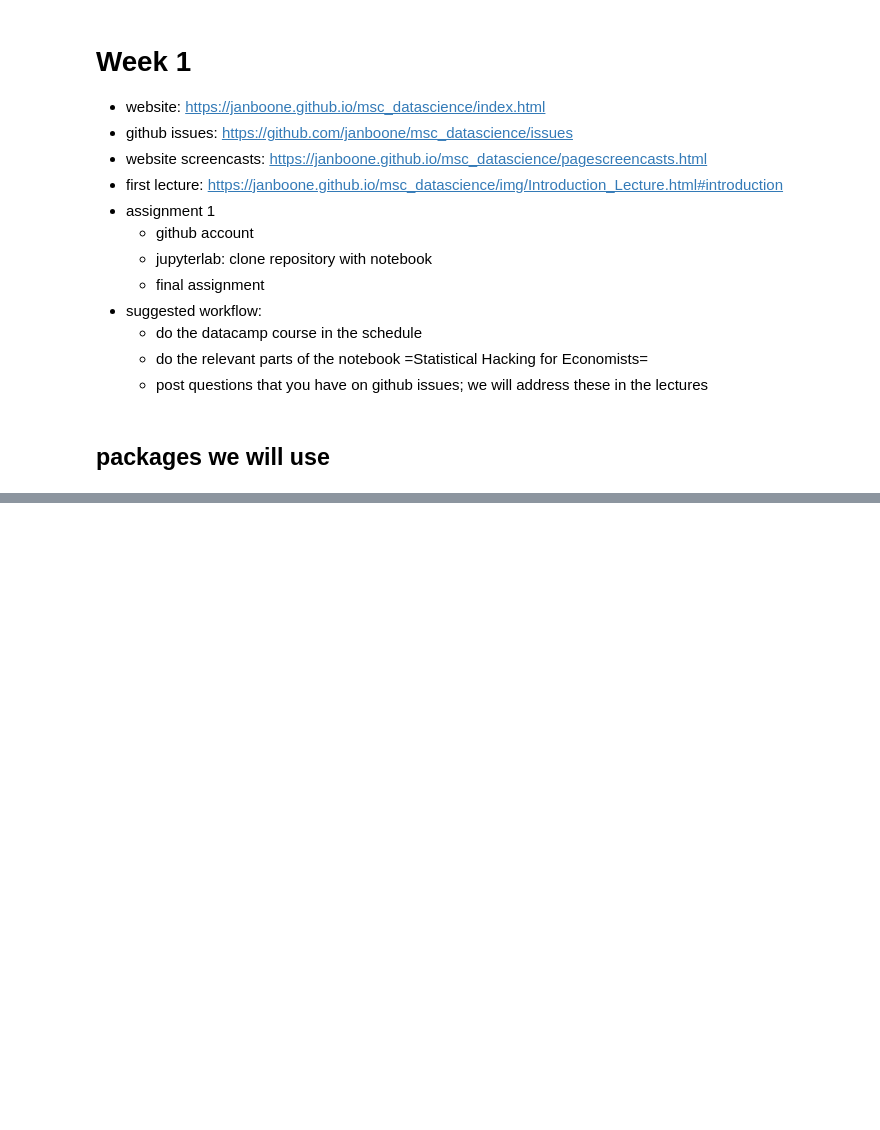
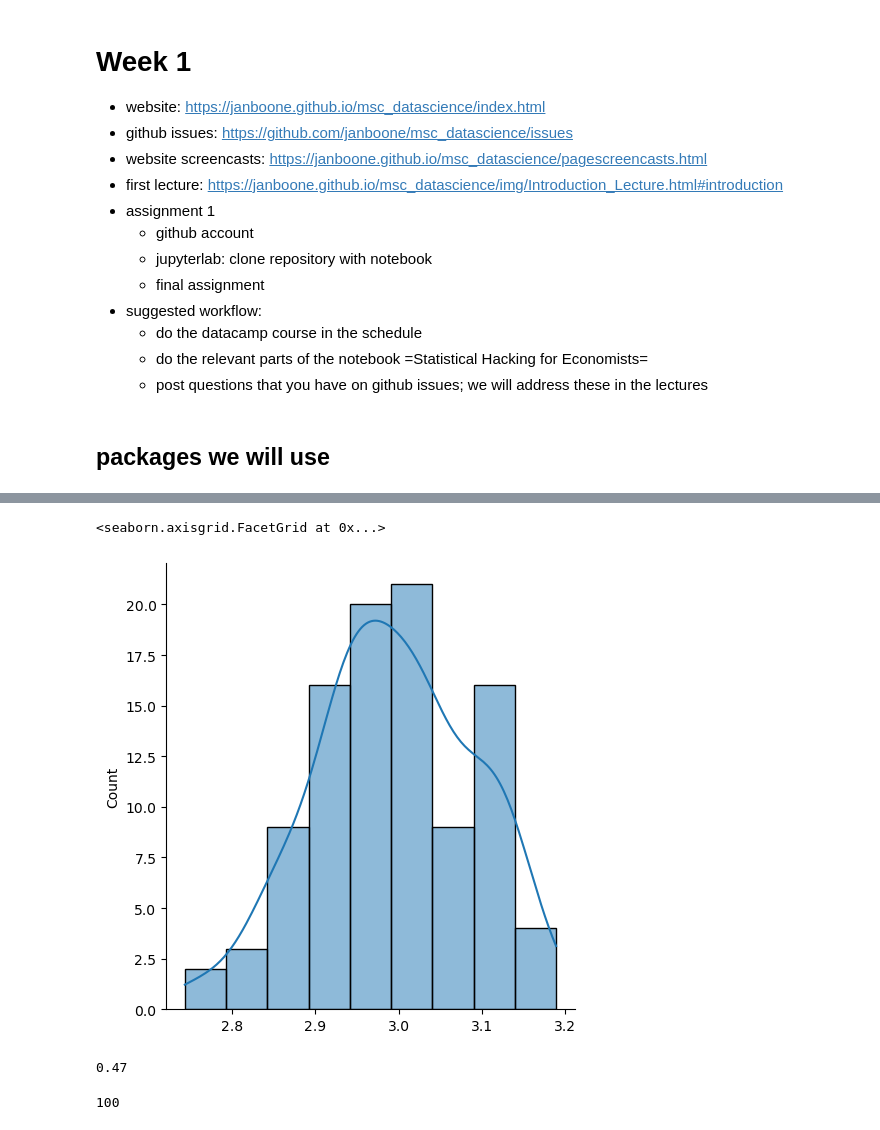
Before and after one commit to cejkiebo/msc_datascience, a Jupyter notebook: Week1.ipynb, the cells around one changed output, grey strips where cells are left out. Saved outputs shown, nothing was run; the diff lists cells and outputs as text; code cells hidden in the pictures; blank space fills up the shorter version.

```diff
--- a/Week1.ipynb
+++ b/Week1.ipynb
@@ -45,0 +188,25 @@ from sklearn.datasets import make_moons
+# %%
+def loss(beta,x,y):
+    y_pred = beta[0] + beta[1]*x;
+    return np.sum((y-y_pred)**2);
+
+slopes = [];
+
+for i in range(100):
+    x = np.random.normal(0,1,size = (100,1));
+    y = 3*x + 5 + np.random.normal(0,1,size=(100,1));
+    beta = optimize.minimize(lambda beta: loss(beta,x,y), [0,0]).x;
+    slopes.append(beta[1]);
+# %%
+sn.displot(slopes, kde=True)
+# %% [output]
+<seaborn.axisgrid.FacetGrid at 0x...>
+[figure, added]
+# %%
+np.sum(np.array(slopes)>3)/len(slopes)
+# %% [output]
+0.47
+# %%
+len(slopes)
+# %% [output]
+100
```
Also changed, not shown: parts of 17 cells of this notebook.
